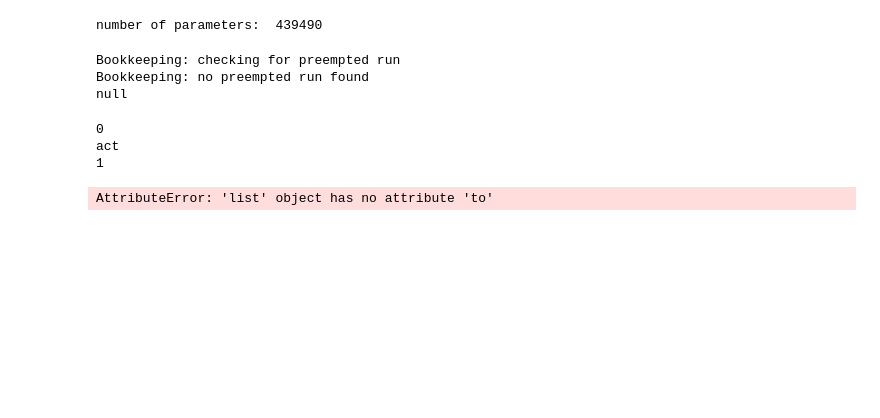
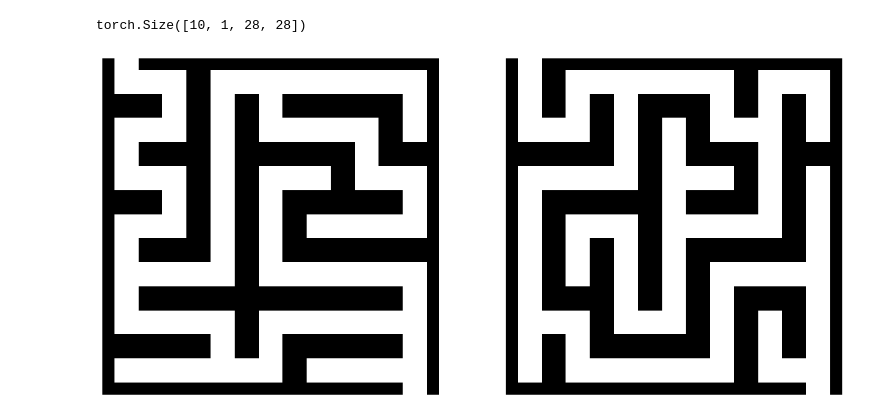
Before and after one commit to paulffm/Continuous-Time-Diffusion-Models-for-Discrete-Data, a Jupyter notebook: ContTimeDiscreteSpace/TAUnSDDM/maze_workaround.ipynb, the cells around one changed output. Saved outputs shown, nothing was run; the diff lists cells and outputs as text; code cells hidden in the pictures; blank space fills up the shorter version.

Commit message:
maze Unet

```diff
--- a/ContTimeDiscreteSpace/TAUnSDDM/maze_workaround.ipynb
+++ b/ContTimeDiscreteSpace/TAUnSDDM/maze_workaround.ipynb
@@ -57,33 +76,3 @@ print(save_dir)
-# %%
-model = model_utils.create_model(cfg, device='cpu')
-print("number of parameters: ", sum([p.numel() for p in model.parameters()]))
-optimizer = optimizers_utils.get_optimizer(model.parameters(), cfg)
-state = {
-        'model': model,
-        'optimizer': optimizer,
-        'n_iter': 0
-    }
-bookkeeping.setup_preemption(
-            save_dir, checkpoint_dir, state,
-            2,
-            True
-        )
-# %% [output]
-number of parameters:  439490
-# %%
-preempted_path = Path("null")
-preemption_start_day_YYYYhyphenMMhyphenDD = '2023-10-31'
-preempted_path = bookkeeping.check_for_preempted_run(
-    cfg.save_location,
-    preemption_start_day_YYYYhyphenMMhyphenDD,
-    cfg,
-    True
-)
-print(preempted_path.as_posix())
-# %% [output]
-Bookkeeping: checking for preempted run
-Bookkeeping: no preempted run found
-null
 # %%
 # Eine Funktion, um einige Bilder zu plotten
 def show_images(images, n=8):
@@ -93,27 +82,17 @@ def show_images(images, n=8):
         plt.imshow(images[i].permute(1, 2, 0).numpy().astype("uint8"), cmap='gray')
         plt.axis("off")
     plt.show()
-for i in range(3 -1):
-    print(i)
-    if i != (3-2):
-        print("act")
+config = get_config()
+img = maze_gen(limit=10, crop=True, size=30, dim_x=7, dim_y=7, pixelSizeOfTile=2, weightHigh=97,weightLow=97)
+torch_dataloader = get_maze_data(config, img)
-# %% [output]
-0
-act
-1
-# %%
-config = get_config()
-img = maze_gen(limit=10, dim_x=7, dim_y=7, pixelSizeOfTile=2, weightHigh=97,weightLow=97)
-torch_dataloader = get_maze_data(config, img)
-# %% [output]
-AttributeError: 'list' object has no attribute 'to'
 # %%
 for i in tqdm(torch_dataloader):
-    print(i, i.shape)
+    print(i.shape)
     break
+# %% [output]
+torch.Size([10, 1, 28, 28])
 # %%
-
-
-# Nehmen Sie einen Batch von Bildern
 images = next(iter(torch_dataloader))
-show_images(images * 255, n=10)
+show_images(images[:4] * 255, n=2)
+# %% [output]
+[figure, added]
```
Also changed, not shown: parts of 3 cells of this notebook, 14 other files.
